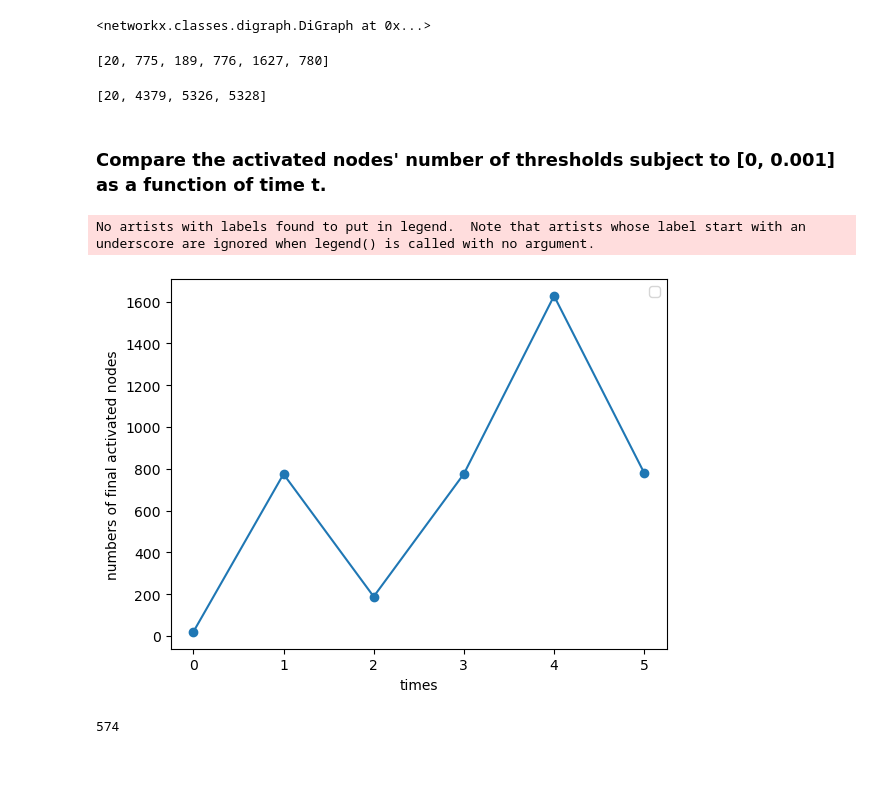
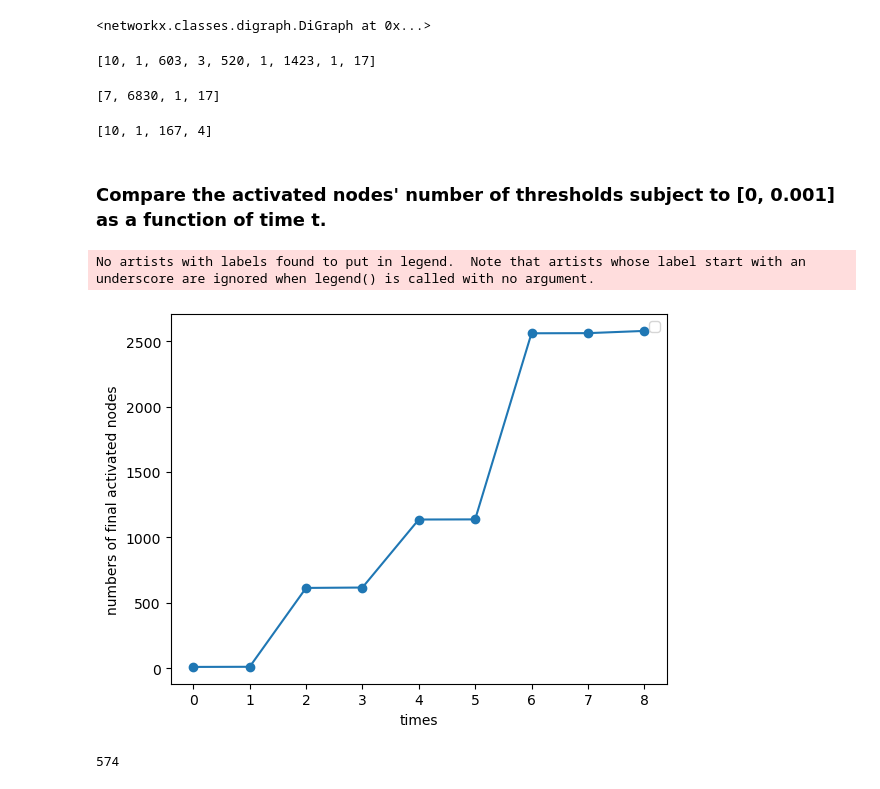
Before and after one commit to davidguzmanp/Influence-Maximization-in-Twitter-as-a-Social-Network-Graph, a Jupyter notebook: GTM.ipynb, the cells around one changed output. Drawn from its saved outputs; the diff is of its cells as text; code cells hidden in the pictures.

```diff
--- a/GTM.ipynb
+++ b/GTM.ipynb
@@ -98,38 +100,48 @@ class general_threshold():
 # read from gml
 G = nx.read_gml('PB2020.gml')
 # %%
-lt_model = general_threshold()
-lt_model.fit(G)
+gt_model = general_threshold()
+gt_model.fit(G)
 # %% [output]
 <networkx.classes.digraph.DiGraph at 0x...>
 # %%
 # init seed
 N = G.number_of_nodes()
 nodes = np.array(G.nodes())
-ran_num = np.random.randint(low=0, high=N, size=20)
+ran_num = np.random.randint(low=0, high=N, size=10)
 init_seed = nodes[ran_num]
 
-activated_nodes, times = lt_model.diffusion_all(init_seed)
+activated_nodes, times = gt_model.diffusion_all(init_seed)
 print(times)
 # %% [output]
-[20, 775, 189, 776, 1627, 780]
+[10, 1, 603, 3, 520, 1, 1423, 1, 17]
+# %%
+init_seed = ['principe_giovan', 'Premises187', 'MoralDK', 'proudboy_', 'enrique_tarrio', 'GavinM_ProudBoy', 'proudboy2012']
+activated_nodes, times = gt_model.diffusion_all(init_seed)
+print(times)
+# %% [output]
+[7, 6830, 1, 17]
 # %%
-activated_nodes, times = lt_model.diffusion_step(init_seed, 3)
+activated_nodes, times = gt_model.diffusion_step(init_seed, 3)
 print(times)
 # %% [output]
-[20, 4379, 5326, 5328]
+[10, 1, 167, 4]
 # %% [markdown]
 ### Compare the activated nodes' number of thresholds subject to [0, 0.001] as a function of time t.
 # %%
-
-plt.plot(np.arange(len(times)), times, marker='o')
+sum = []
+s=0
+for t in times:
+    s=s+t
+    sum.append(s)
+plt.plot(np.arange(len(times)), sum, marker='o')
 plt.legend()
 plt.xlabel("times")
 plt.ylabel("numbers of final activated nodes")
 plt.show()
 # %% [output]
 No artists with labels found to put in legend.  Note that artists whose label start with an underscore are ignored when legend() is called with no argument.
-[figure, old version]
+[figure, new version]
 # %%
 # not important here
 max(G.in_degree(), key = lambda x:x[1])[1]
```
Also changed, not shown: parts of 1 cell of this notebook, 1 other file.
